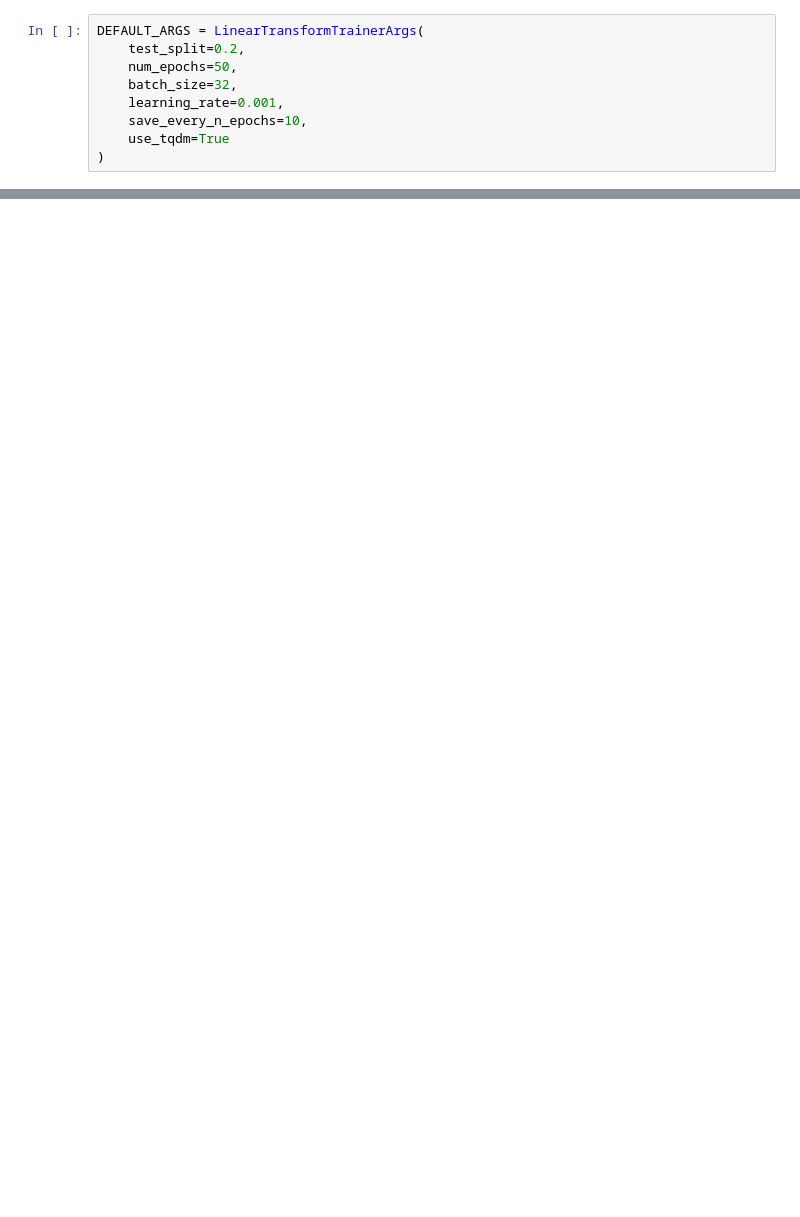
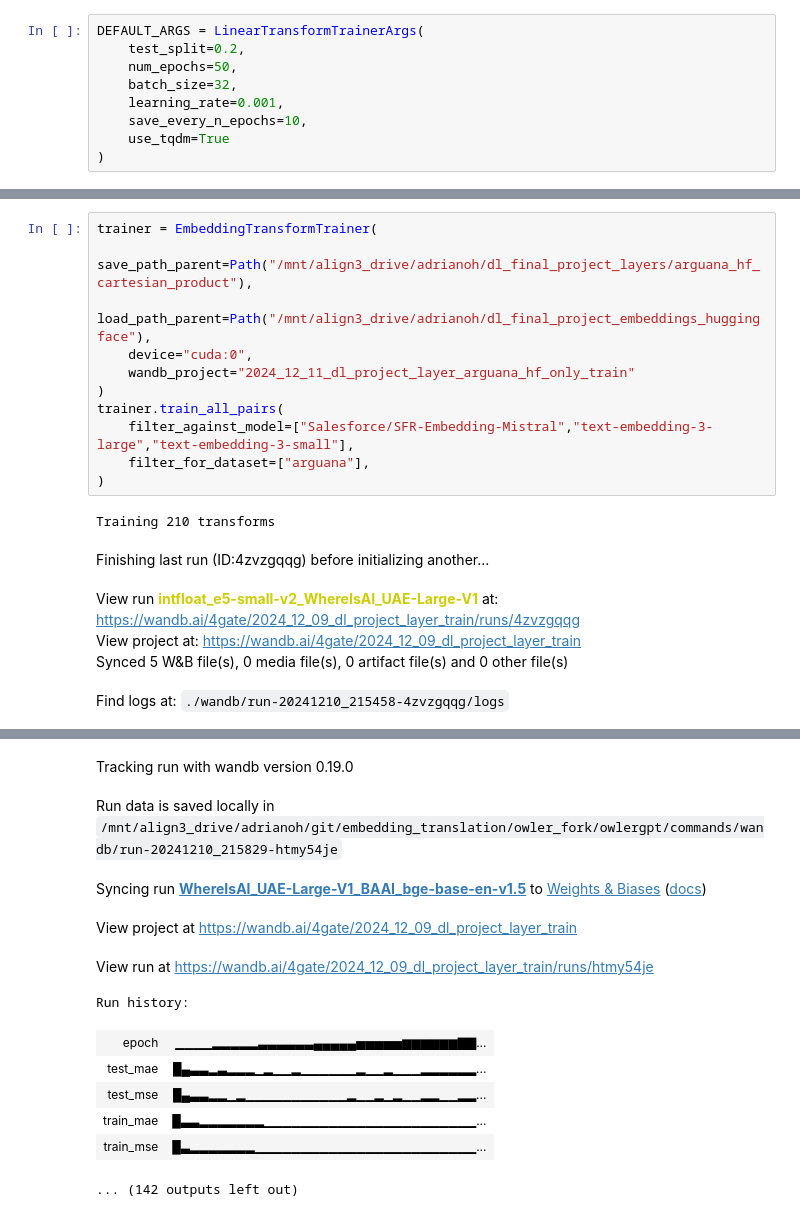
Before and after one commit to GatlenCulp/embedding_translation, a Jupyter notebook: owler_fork/owlergpt/commands/train_on_safetensors_dbs.ipynb, the cells around one changed output, grey strips where cells are left out. Cells and saved outputs as stored; diff of their text form; blank space fills up the shorter version.

Commit message:
life before quadcopter

```diff
--- a/owler_fork/owlergpt/commands/train_on_safetensors_dbs.ipynb
+++ b/owler_fork/owlergpt/commands/train_on_safetensors_dbs.ipynb
@@ -416,0 +572,18 @@ NameError: name 'embeddings_list' is not defined
+# %%
+trainer = EmbeddingTransformTrainer(
+    save_path_parent=Path("/mnt/align3_drive/adrianoh/dl_final_project_layers/arguana_hf_cartesian_product"),
+    load_path_parent=Path("/mnt/align3_drive/adrianoh/dl_final_project_embeddings_huggingface"),
+    device="cuda:0",
+    wandb_project="2024_12_11_dl_project_layer_arguana_hf_only_train"
+)
+trainer.train_all_pairs(
+    filter_against_model=["Salesforce/SFR-Embedding-Mistral","text-embedding-3-large","text-embedding-3-small"],
+    filter_for_dataset=["arguana"],
+)
+# %% [output]
+Training 210 transforms
+Finishing last run (ID:4zvzgqqg) before initializing another...
+View run intfloat_e5-small-v2_WhereIsAI_UAE-Large-V1 at: https://wandb.ai/4gate/2024_12_09_dl_project_layer_train/runs/4zvzgqqg
+View project at: https://wandb.ai/4gate/2024_12_09_dl_project_layer_train
+Synced 5 W&B file(s), 0 media file(s), 0 artifact file(s) and 0 other file(s)
+Find logs at: ./wandb/run-20241210_215458-4zvzgqqg/logs
@@ -416,0 +591,12 @@ NameError: name 'embeddings_list' is not defined
+Tracking run with wandb version 0.19.0
+Run data is saved locally in /mnt/align3_drive/adrianoh/git/embedding_translation/owler_fork/owlergpt/commands/wandb/run-20241210_215829-htmy54je
+Syncing run WhereIsAI_UAE-Large-V1_BAAI_bge-base-en-v1.5 to Weights & Biases (docs)
+View project at https://wandb.ai/4gate/2024_12_09_dl_project_layer_train
+View run at https://wandb.ai/4gate/2024_12_09_dl_project_layer_train/runs/htmy54je
+Run history:
+| epoch | ▁▁▁▁▂▂▂▂▂▃▃▃▃▃▃▄▄▄▄▄▅▅▅▅▅▆▆▆▆▆▆▇▇... |
+| test_mae | █▄▃▃▂▃▂▂▂▁▂▁▁▂▁▁▁▁▁▁▂▁▁▂▁▁▁▂▂▂▂▂▂... |
+| test_mse | █▄▃▃▂▂▁▂▁▁▁▁▁▁▁▁▁▁▁▂▁▁▂▁▂▁▁▂▂▁▁▂▂... |
+| train_mae | █▃▃▂▂▂▂▂▂▂▁▁▁▁▁▁▁▁▁▁▁▁▁▁▁▁▁▁▁▁▁▁▁... |
+| train_mse | █▃▂▂▂▂▂▂▂▁▁▁▁▁▁▁▁▁▁▁▁▁▁▁▁▁▁▁▁▁▁▁▁... |
+... (142 outputs left out)
```
Also changed, not shown: parts of 8 cells of this notebook, 5 other files.
